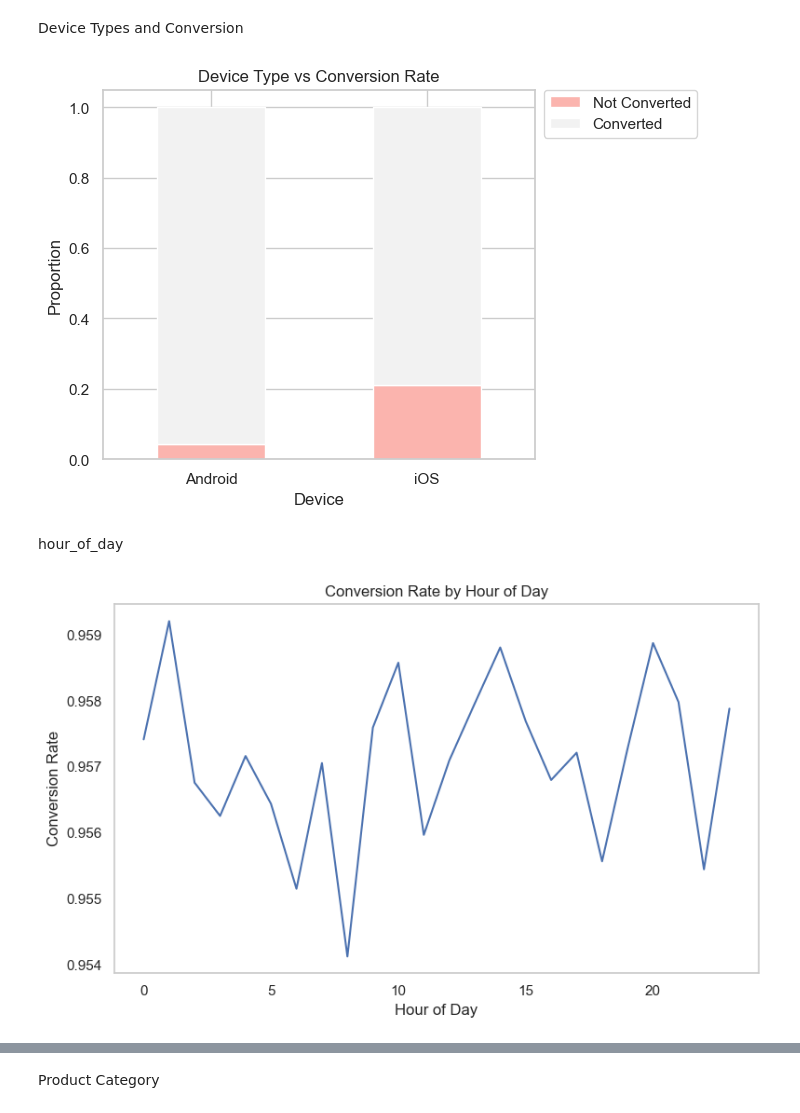
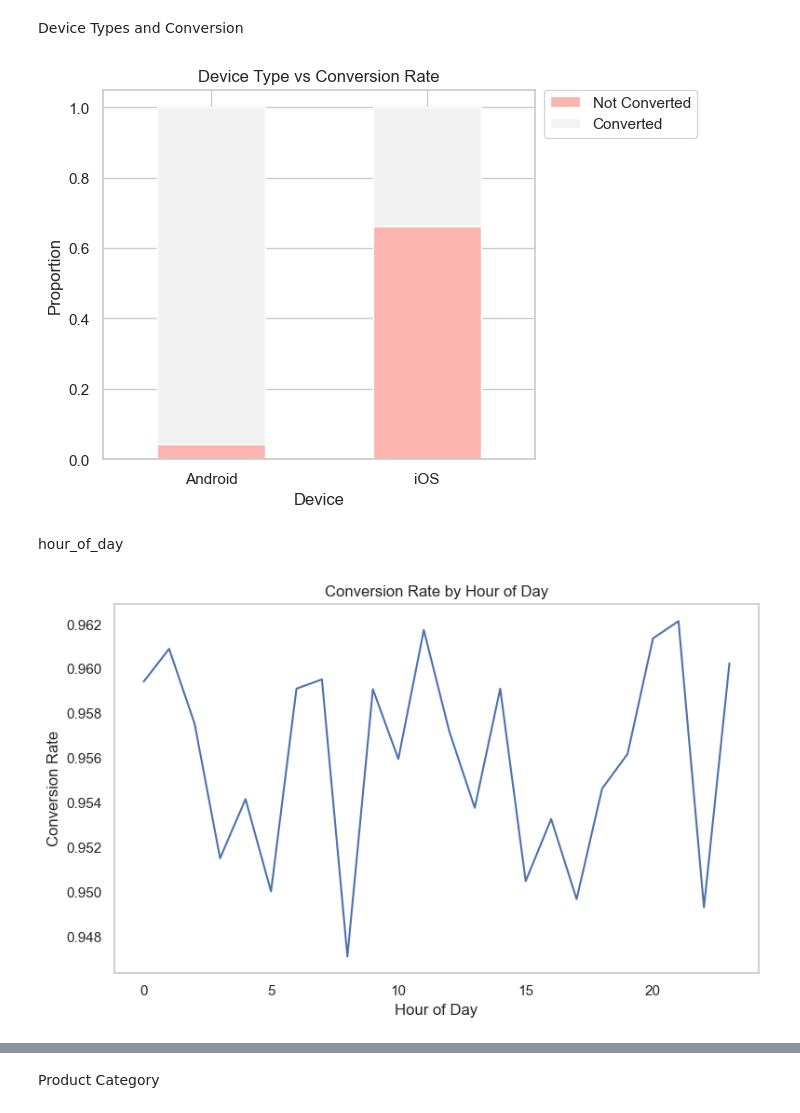
Before and after one commit to Wilson30678tw/IAT461_Final, a Jupyter notebook: IAT461_Final.ipynb, the cells around one changed output, grey strips where cells are left out. Cells and saved outputs as stored; diff of their text form; code cells hidden in the pictures.

```diff
--- a/IAT461_Final.ipynb
+++ b/IAT461_Final.ipynb
@@ -428,6 +449,7 @@ results.to_csv('model_results.csv', index=False)
 
  EDA
 # %%
+# -Load Data and Prepare for Visualization, and also this section imports the final engineered features and the model evaluation results.
 import pandas as pd
 import seaborn as sns
 import matplotlib.pyplot as plt
@@ -435,6 +457,5 @@ import matplotlib.pyplot as plt
 df = pd.read_csv('final_project_features.csv')
 results = pd.read_csv('model_results.csv')
 
-
-df['converted'] = df['converted'].astype(int)
+df['label'] = df['label'].astype(int)
 print(results)
@@ -506,27 +544,30 @@ plt.show()
 # %% [markdown]
 Device Types and Conversion
 # %%
-device_df = df[['device_Android', 'device_iOS', 'converted']].copy()
+# Visualize Device Type versus Conversion Rate
+device_df = df[['device_Android', 'device_iOS', 'label']].copy()
 device_df['device'] = device_df.apply(lambda row: 'Android' if row['device_Android']==1 else 'iOS', axis=1)
-device_ct = pd.crosstab(device_df['device'], device_df['converted'], normalize='index')
+device_ct = pd.crosstab(device_df['device'], device_df['label'], normalize='index')
 
 device_ct.plot(kind='bar', stacked=True, colormap='Pastel1')
 plt.title("Device Type vs Conversion Rate")
 plt.ylabel("Proportion")
 plt.xlabel("Device")
 plt.xticks(rotation=0)
 plt.legend(["Not Converted", "Converted"],
            loc='upper left', bbox_to_anchor=(1.02, 1),
            borderaxespad=0.)
 
 plt.subplots_adjust(right=0.8)
 plt.show()
 # %% [output]
-[figure, old version]
+[figure, new version]
 # %% [markdown]
 hour_of_day
 # %%
-conversion_by_hour = df.groupby('hour_of_day')['converted'].mean()
+# Visualize Conversion Rate by Hour of Day
+
+conversion_by_hour = df.groupby('hour_of_day')['label'].mean()
 
 plt.figure(figsize=(8, 5))
 sns.lineplot(x=conversion_by_hour.index, y=conversion_by_hour.values)
@@ -537,5 +578,5 @@ plt.grid()
 plt.tight_layout()
 plt.show()
 # %% [output]
-[figure, old version]
+[figure, new version]
 # %%
```
Also changed, not shown: parts of 33 cells of this notebook.
